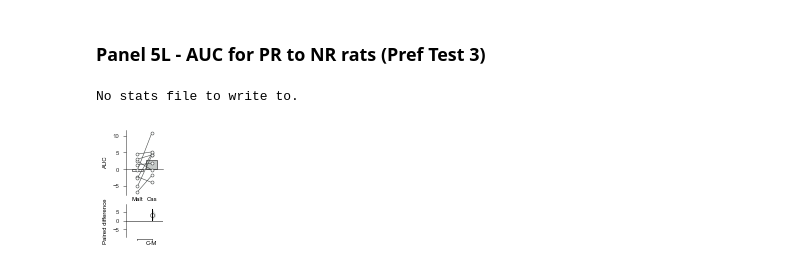
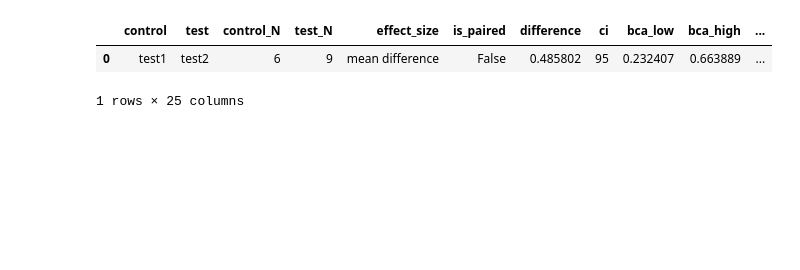
Before and after one commit to mccutcheonlab/PPP_analysis, a Jupyter notebook: notebooks/Figure 5.ipynb, the cells around one changed output. Saved outputs shown, nothing was run; the diff lists cells and outputs as text; code cells hidden in the pictures; blank space fills up the shorter version.

```diff
--- a/notebooks/Figure 5.ipynb
+++ b/notebooks/Figure 5.ipynb
@@ -123,10 +57,11 @@ fig5K = photogroup_panel(df_photo, keys, "PR", colorgroup="control")
-# %% [markdown]
-### Panel 5L - AUC for PR to NR rats (Pref Test 3)
-# %%
-keys = ["pref3_auc_malt", "pref3_auc_cas", ]
-stats_args["sheet"] = "pref3_auc_pr"
-data, df = prep4estimationstats_1group(df_photo, ["PR"], keys)
-fig5L = barscatter_plus_estimation_1group(data, df, colors="control", ylabel="AUC", stats_args=stats_args)
-# %% [output]
-No stats file to write to.
-[figure, removed]
+# %%
+# compares NR and PR preferences on pref test 1 - stats used in paper but not plot
+keys = ["control", "pref1"]
+data, df = prep4estimationstats(df_behav, ["NR", "PR"], keys)
+temp = db.load(df, idx=("test1", "test2"), id_col="rat")
+e = temp.mean_diff
+e.results
+# %% [output]
+|  | control | test | control_N | test_N | effect_size | is_paired | difference | ci | bca_low | bca_high | ... |
+| 0 | test1 | test2 | 6 | 9 | mean difference | False | 0.485802 | 95 | 0.232407 | 0.663889 | ... |
+1 rows × 25 columns
```
Also changed, not shown: parts of 23 cells of this notebook, 34 other files.
